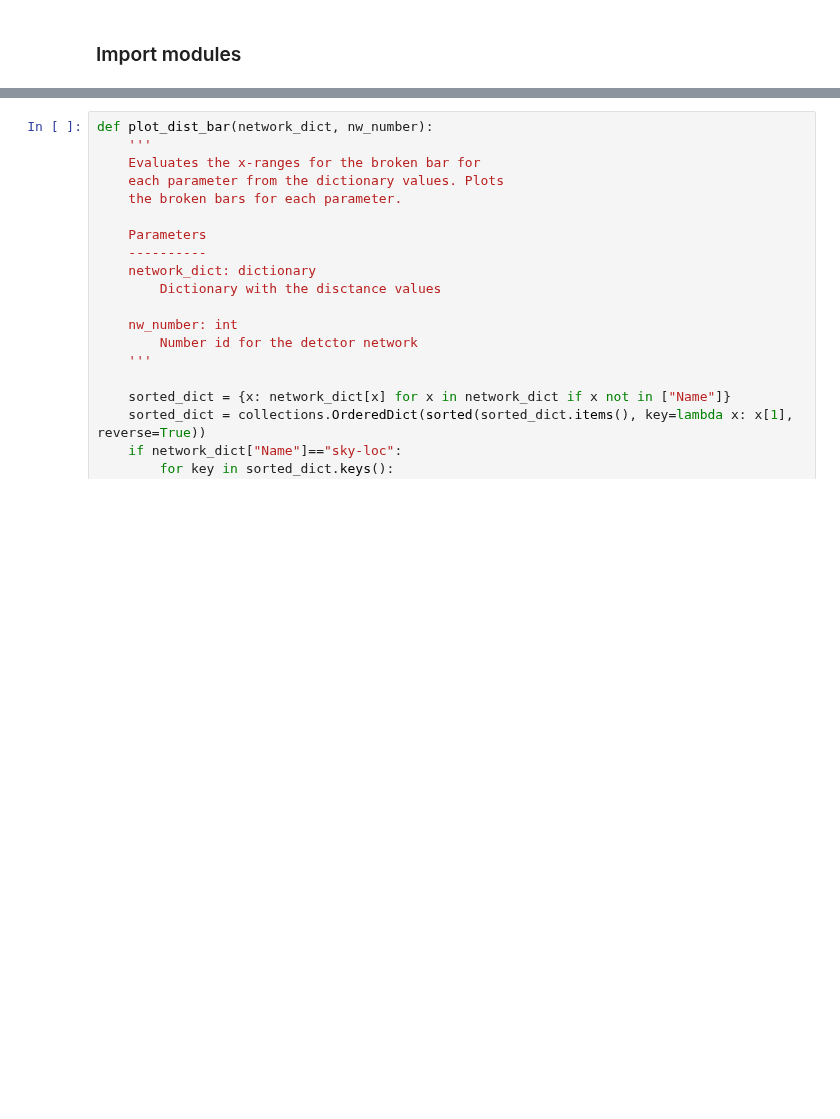
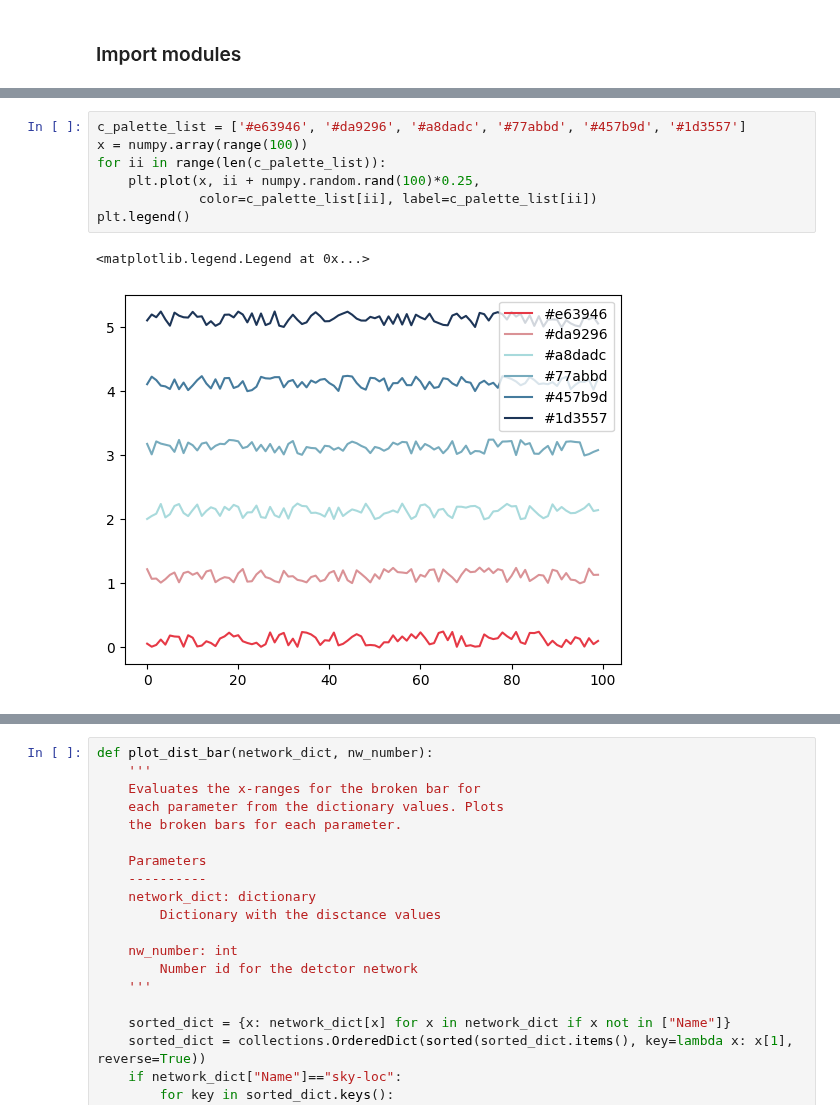
Before and after one commit to sugwg/ce-plots, a Jupyter notebook: time-infographic.ipynb, the cells around one changed output, grey strips where cells are left out. Saved outputs shown, nothing was run; the diff lists cells and outputs as text; blank space fills up the shorter version.

```diff
--- a/time-infographic.ipynb
+++ b/time-infographic.ipynb
@@ -42,4 +65,14 @@ sns.color_palette("muted")
  (0.5098039215686274, 0.7764705882352941, 0.8862745098039215)]
+# %%
+c_palette_list = ['#e63946', '#da9296', '#a8dadc', '#77abbd', '#457b9d', '#1d3557']
+x = numpy.array(range(100))
+for ii in range(len(c_palette_list)):
+    plt.plot(x, ii + numpy.random.rand(100)*0.25,
+             color=c_palette_list[ii], label=c_palette_list[ii])
+plt.legend()
+# %% [output]
+<matplotlib.legend.Legend at 0x...>
+[figure, added]
 # %%
 # sns.palplot(sns.light_palette("orange", 4))
 # palette = sns.color_palette("Blues_r", 4)
```
Also changed, not shown: parts of 8 cells of this notebook, 2 other files.
